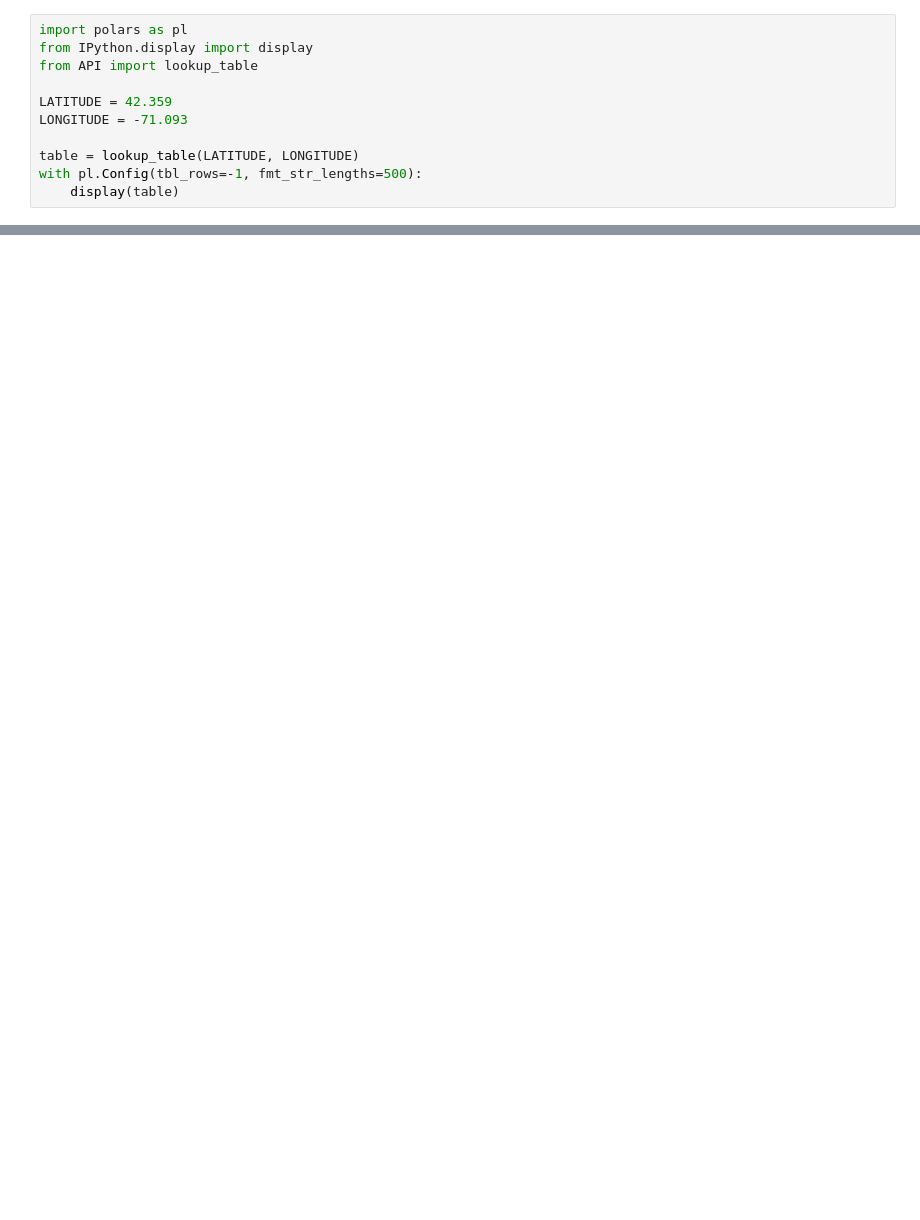
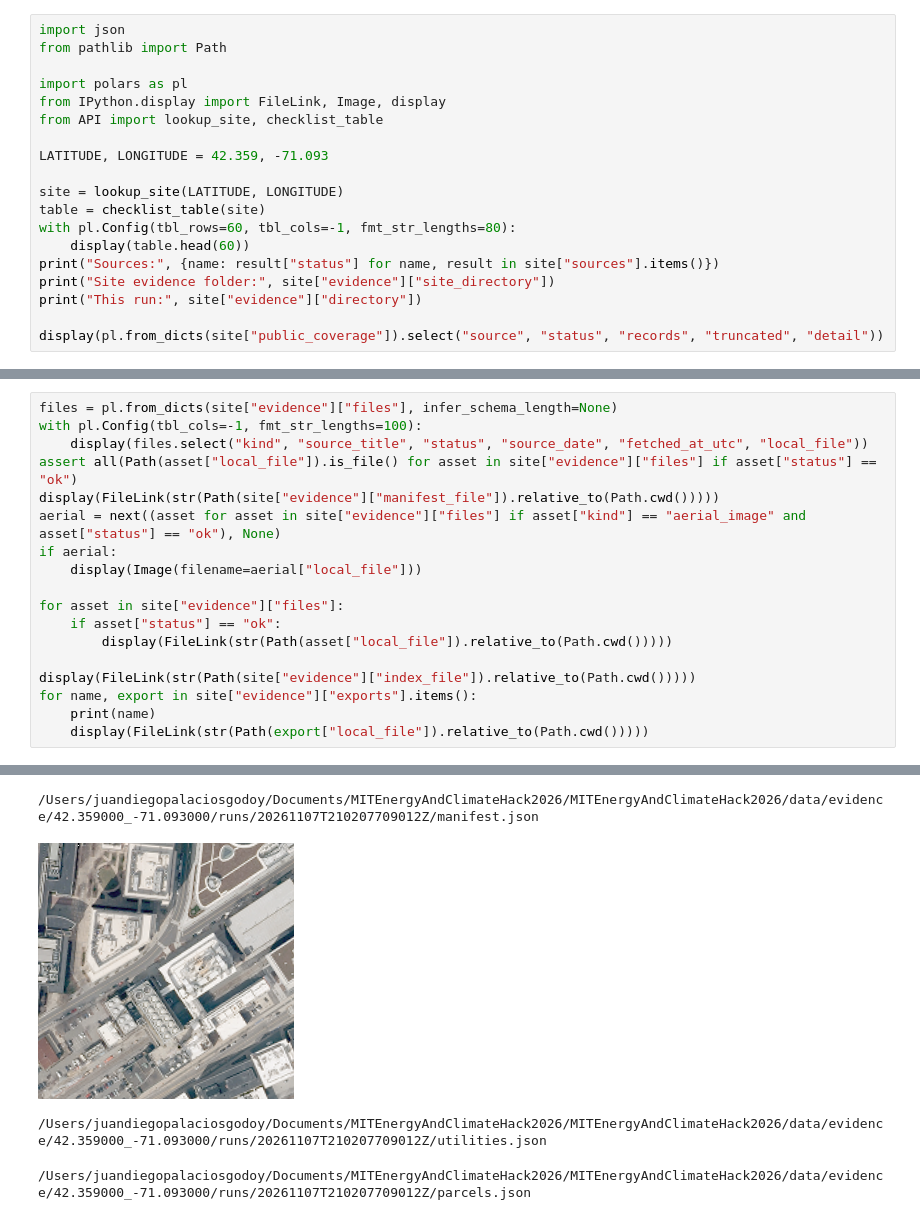
Before and after one commit to JuanPalaciosGodoy/MITEnergyAndClimateHack2026, a Jupyter notebook: site_checklist.ipynb, the cells around one changed output, grey strips where cells are left out. Drawn from its saved outputs; the diff is of its cells as text; blank space fills up the shorter version.

Commit message:
fix data sources

```diff
--- a/site_checklist.ipynb
+++ b/site_checklist.ipynb
@@ -11,12 +7,20 @@ Missing values stay null. Values are text because this column combines addresses
 # %%
+import json
+from pathlib import Path
+
 import polars as pl
-from IPython.display import display
-from API import lookup_table
+from IPython.display import FileLink, Image, display
+from API import lookup_site, checklist_table
 
-LATITUDE = 42.359
-LONGITUDE = -71.093
+LATITUDE, LONGITUDE = 42.359, -71.093
 
-table = lookup_table(LATITUDE, LONGITUDE)
-with pl.Config(tbl_rows=-1, fmt_str_lengths=500):
-    display(table)
+site = lookup_site(LATITUDE, LONGITUDE)
+table = checklist_table(site)
+with pl.Config(tbl_rows=60, tbl_cols=-1, fmt_str_lengths=80):
+    display(table.head(60))
+print("Sources:", {name: result["status"] for name, result in site["sources"].items()})
+print("Site evidence folder:", site["evidence"]["site_directory"])
+print("This run:", site["evidence"]["directory"])
+
+display(pl.from_dicts(site["public_coverage"]).select("source", "status", "records", "truncated", "detail"))
 # %% [output]
@@ -61,0 +163,19 @@ OpenEI HTTP 429 means its rate limit was exceeded. Set a personal `OPENEI_API_KE
+# %%
+files = pl.from_dicts(site["evidence"]["files"], infer_schema_length=None)
+with pl.Config(tbl_cols=-1, fmt_str_lengths=100):
+    display(files.select("kind", "source_title", "status", "source_date", "fetched_at_utc", "local_file"))
+assert all(Path(asset["local_file"]).is_file() for asset in site["evidence"]["files"] if asset["status"] == "ok")
+display(FileLink(str(Path(site["evidence"]["manifest_file"]).relative_to(Path.cwd()))))
+aerial = next((asset for asset in site["evidence"]["files"] if asset["kind"] == "aerial_image" and asset["status"] == "ok"), None)
+if aerial:
+    display(Image(filename=aerial["local_file"]))
+
+for asset in site["evidence"]["files"]:
+    if asset["status"] == "ok":
+        display(FileLink(str(Path(asset["local_file"]).relative_to(Path.cwd()))))
+
+display(FileLink(str(Path(site["evidence"]["index_file"]).relative_to(Path.cwd()))))
+for name, export in site["evidence"]["exports"].items():
+    print(name)
+    display(FileLink(str(Path(export["local_file"]).relative_to(Path.cwd()))))
+# %% [output]
@@ -61,0 +196,4 @@ OpenEI HTTP 429 means its rate limit was exceeded. Set a personal `OPENEI_API_KE
+/Users/juandiegopalaciosgodoy/Documents/MITEnergyAndClimateHack2026/MITEnergyAndClimateHack2026/data/evidence/42.359000_-71.093000/runs/20261107T210207709012Z/manifest.json
+[figure, added]
+/Users/juandiegopalaciosgodoy/Documents/MITEnergyAndClimateHack2026/MITEnergyAndClimateHack2026/data/evidence/42.359000_-71.093000/runs/20261107T210207709012Z/utilities.json
+/Users/juandiegopalaciosgodoy/Documents/MITEnergyAndClimateHack2026/MITEnergyAndClimateHack2026/data/evidence/42.359000_-71.093000/runs/20261107T210207709012Z/parcels.json
```
Also changed, not shown: parts of 20 cells of this notebook, 35 other files.
